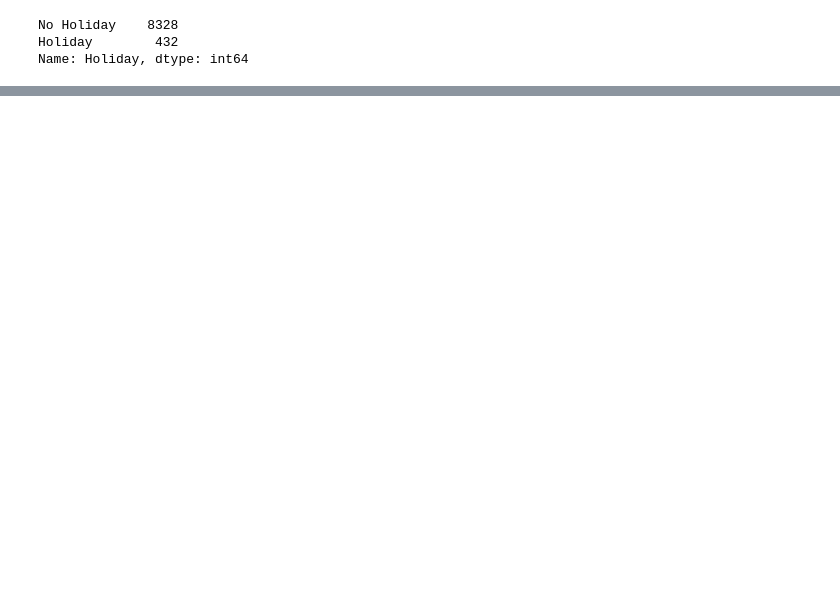
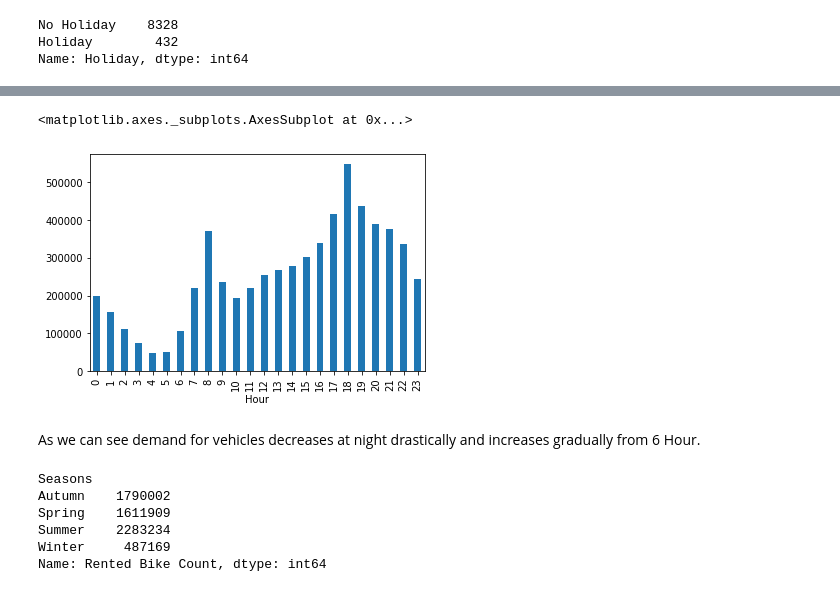
Before and after one commit to GoPlusUltra/Bike-Sharing-Prediction-Model, a Jupyter notebook: Copy_of_Bike_Sharing_Demand_Prediction_Capstone_Project.ipynb, the cells around one changed output, grey strips where cells are left out. Drawn from its saved outputs; the diff is of its cells as text; code cells hidden in the pictures; blank space fills up the shorter version.

```diff
--- a/Copy_of_Bike_Sharing_Demand_Prediction_Capstone_Project.ipynb
+++ b/Copy_of_Bike_Sharing_Demand_Prediction_Capstone_Project.ipynb
@@ -89,0 +186,3 @@ Name: Holiday, dtype: int64
+# %%
+hourly_analysis = df.groupby(['Hour'])['Rented Bike Count'].sum()
+hourly_analysis
@@ -89,0 +207,17 @@ Name: Holiday, dtype: int64
+# %%
+hourly_analysis.plot.bar()
+# %% [output]
+<matplotlib.axes._subplots.AxesSubplot at 0x...>
+[figure, added]
+# %% [markdown]
+As we can see demand for vehicles decreases at night drastically and increases gradually from 6 Hour.
+# %%
+season_wise_analysis=df.groupby(['Seasons'])['Rented Bike Count'].sum()
+season_wise_analysis
+# %% [output]
+Seasons
+Autumn    1790002
+Spring    1611909
+Summer    2283234
+Winter     487169
+Name: Rented Bike Count, dtype: int64
```
Also changed, not shown: parts of 30 cells of this notebook.
